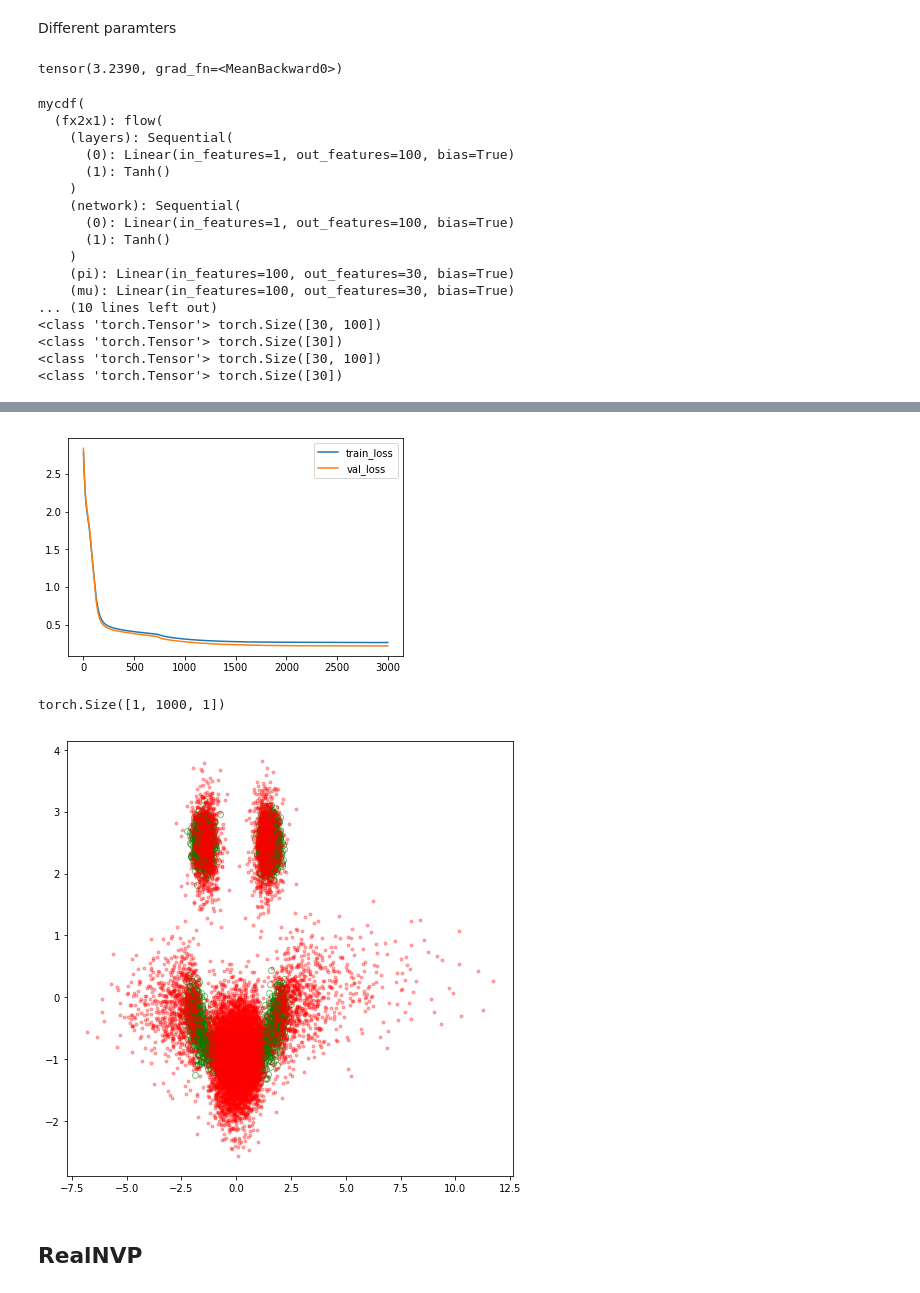
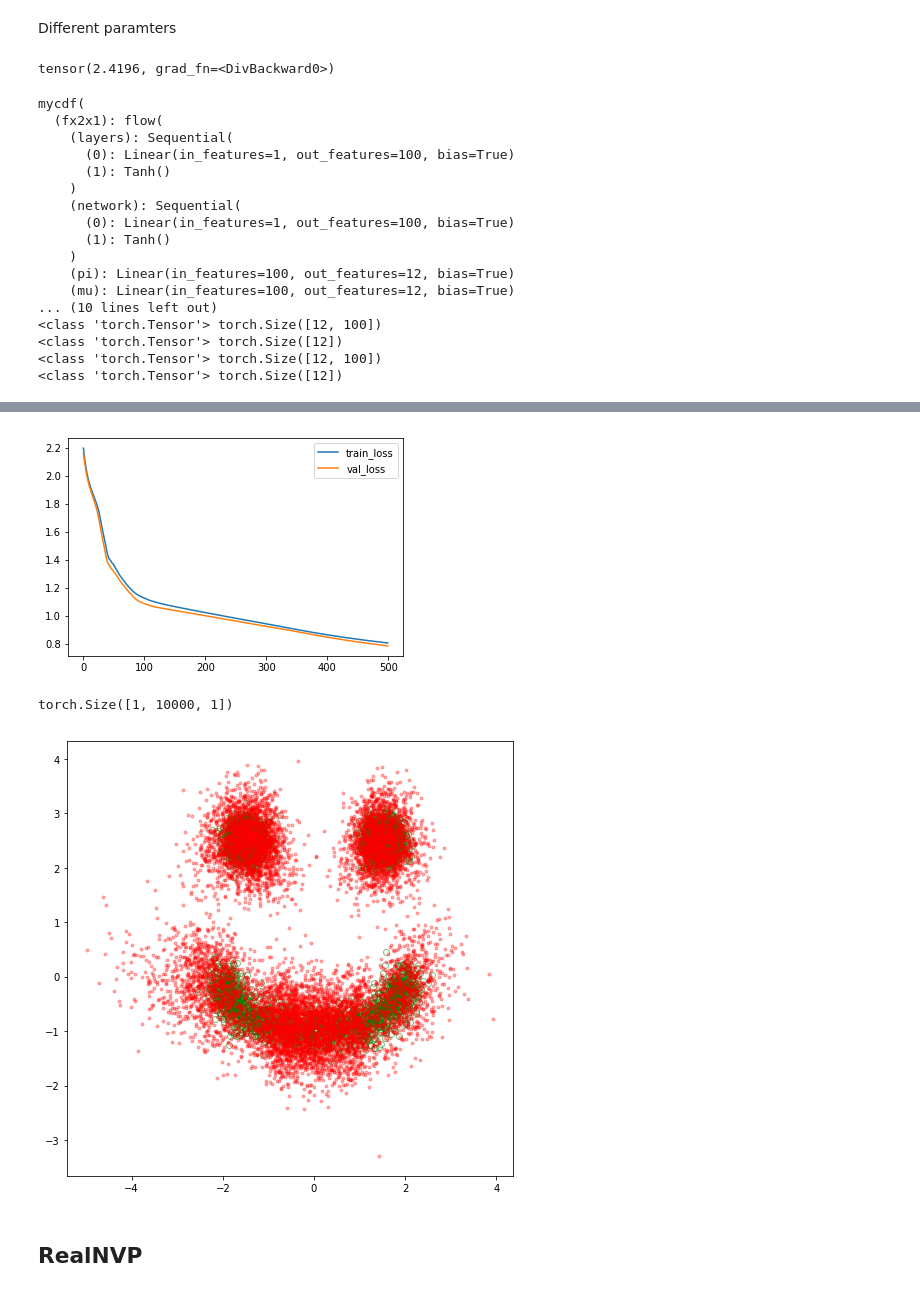
Before and after one commit to CaptainE/Deep-Unsupervised-Learning, a Jupyter notebook: HW2.ipynb, the cells around one changed output, grey strips where cells are left out. Cells and saved outputs as stored; diff of their text form; code cells hidden in the pictures.

```diff
--- a/HW2.ipynb
+++ b/HW2.ipynb
@@ -85,25 +85,25 @@ class mycdf(nn.Module):
       pi2, mu2, sigma2 = self.fx2x1.forward(x1)
 
 
-      #log_prob_x1 = torch.zeros(self.batch,1)
+      log_prob_x1 = torch.zeros(self.batch,1)
       log_prob_x2 = torch.zeros(self.batch,1)
 
       for i in range(self.k):
-        #log_prob_x1 += pi1[:,i:i+1]*(Normal(mu1[:,i:i+1].float(),(sigma1[:,i:i+1]).float()).log_prob(x1).exp())
+        log_prob_x1 += pi1[:,i:i+1]*(Normal(mu1[:,i:i+1].float(),(sigma1[:,i:i+1]).float()).log_prob(x1).exp())
         log_prob_x2 += pi2[:,i:i+1]*(Normal(mu2[:,i:i+1].float(),(sigma2[:,i:i+1]).float()).log_prob(x2).exp())
-      return log_prob_x2
+      return torch.log(log_prob_x1)+ torch.log(log_prob_x2)
 
     def loss(self,x):
-      return torch.mean(-torch.log(self.log_probs(x)))
+      return torch.mean(-self.log_probs(x))/2
 # %%
-mycdf = mycdf(30)
+mycdf = mycdf(12)
 # %%
 mycdf.loss(torch.Tensor(X[0:2]))
 # %% [output]
-tensor(3.2390, grad_fn=<MeanBackward0>)
+tensor(2.4196, grad_fn=<DivBackward0>)
 # %%
 print(mycdf)
-optimizer = torch.optim.Adam(mycdf.parameters(),lr=3e-4, weight_decay=0.0001)
+optimizer = torch.optim.Adam(mycdf.parameters(),lr=1e-3)
 for param in mycdf.parameters():
     print(type(param.data), param.size())
 # %% [output]
@@ -117,13 +117,13 @@ mycdf(
       (0): Linear(in_features=1, out_features=100, bias=True)
       (1): Tanh()
     )
-    (pi): Linear(in_features=100, out_features=30, bias=True)
-    (mu): Linear(in_features=100, out_features=30, bias=True)
+    (pi): Linear(in_features=100, out_features=12, bias=True)
+    (mu): Linear(in_features=100, out_features=12, bias=True)
 ... (10 lines left out)
-<class 'torch.Tensor'> torch.Size([30, 100])
-<class 'torch.Tensor'> torch.Size([30])
-<class 'torch.Tensor'> torch.Size([30, 100])
-<class 'torch.Tensor'> torch.Size([30])
+<class 'torch.Tensor'> torch.Size([12, 100])
+<class 'torch.Tensor'> torch.Size([12])
+<class 'torch.Tensor'> torch.Size([12, 100])
+<class 'torch.Tensor'> torch.Size([12])
 # %%
 class DataSet:
 
@@ -154,7 +154,7 @@ class DataSet:
 ds = DataSet(torch.FloatTensor(X[:5000]),torch.FloatTensor(y[:5000]))
 ds2 = DataSet(torch.FloatTensor(X[5000:5500]),torch.FloatTensor(y[5000:5500]))
 # %%
-epochs=3000
+epochs=500
 
 losses, val_losses =[],[]
 batch_size=500
@@ -218,4 +206,4 @@ Epoch 2900: loss 0.2654285430908203 val_loss 0.22128863632678986
-[figure, old version]
+[figure, new version]
 # %%
 from torch.autograd import Variable
 def sample_mode(pi, sigmasq, mu):
@@ -274,7 +262,7 @@ predsx2 = sample_preds(pi2,sigma2,mu2,samples=1)
 # %%
 preds_x.shape
 # %% [output]
-torch.Size([1, 1000, 1])
+torch.Size([1, 10000, 1])
 # %%
 fig = plt.figure(figsize=(8,8))
 plt.plot(X[:,0], X[:,1], 'go', alpha=0.5, markerfacecolor='none')
@@ -282,7 +270,7 @@ for i in range(predsx2.shape[0]):
   plt.plot(preds_x.squeeze(0).detach().numpy()[i], predsx2.squeeze(1).numpy()[i], 'r.', alpha=0.3)
 plt.show()
 # %% [output]
-[figure, old version]
+[figure, new version]
 # %% [markdown]
 ## RealNVP
 # %%
```
Also changed, not shown: parts of 1 cell of this notebook.
